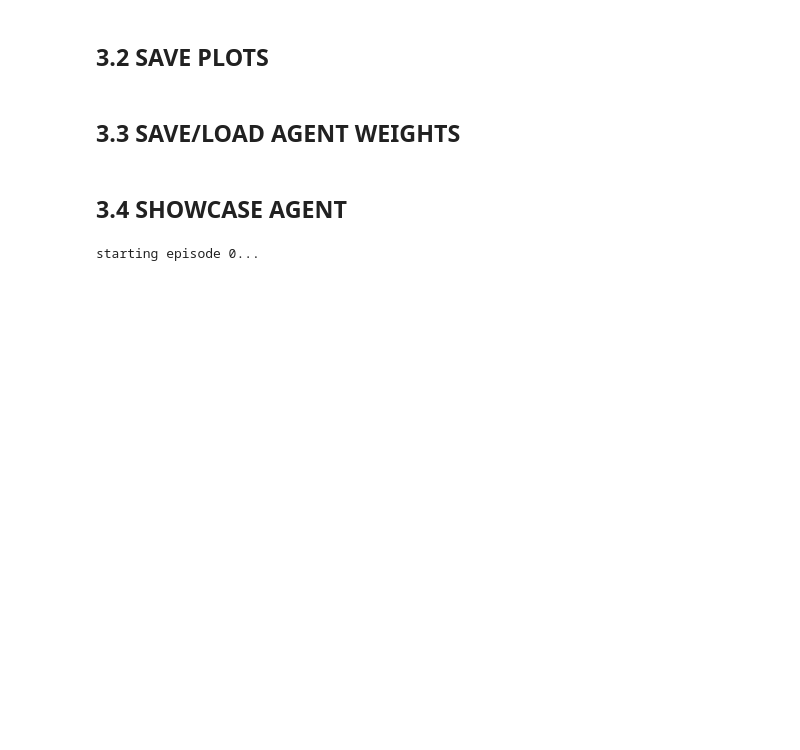
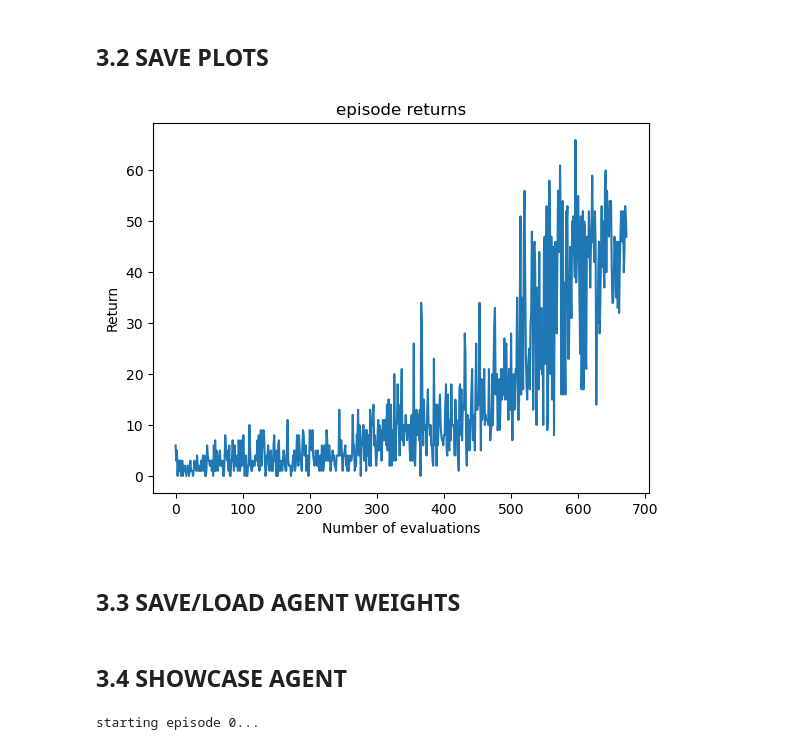
Before and after one commit to AlexisCogne/ANN_project, a Jupyter notebook: main_discrete.ipynb, the cells around one changed output. Saved outputs shown, nothing was run; the diff lists cells and outputs as text; code cells hidden in the pictures; blank space fills up the shorter version.

```diff
--- a/main_discrete.ipynb
+++ b/main_discrete.ipynb
@@ -259,11 +259,13 @@ if stochasticity_bool:
 else:
     fig.savefig(f"figures/A2C_{n_steps_per_update}step_nostoch_seed{seed_value}.png")
 # %%
-plt.plot(evaluation_returns)
-plt.title("Evaluation returns")
+plt.plot(episode_returns)
+plt.title("episode returns")
 plt.xlabel("Number of evaluations")
 plt.ylabel("Return")
 plt.show()
+# %% [output]
+[figure, added]
 # %% [markdown]
 ## 3.3 SAVE/LOAD AGENT WEIGHTS
 # %%
```
Also changed, not shown: parts of 4 cells of this notebook, 2 other files.
